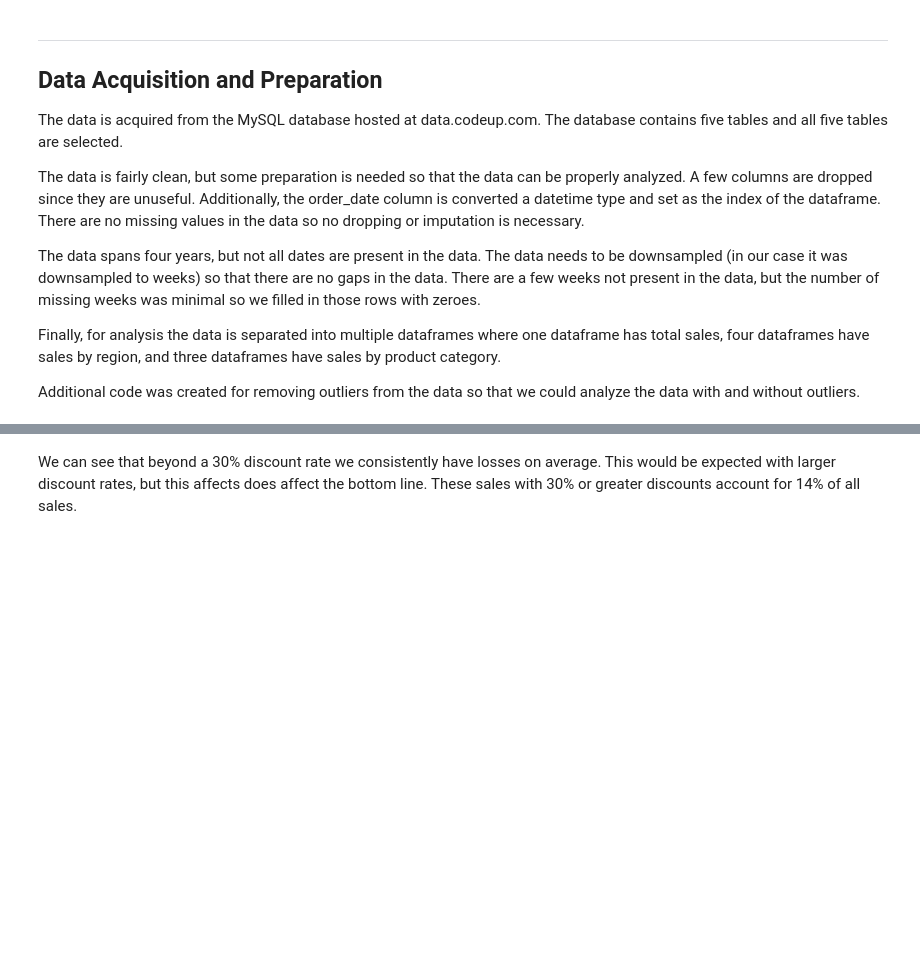
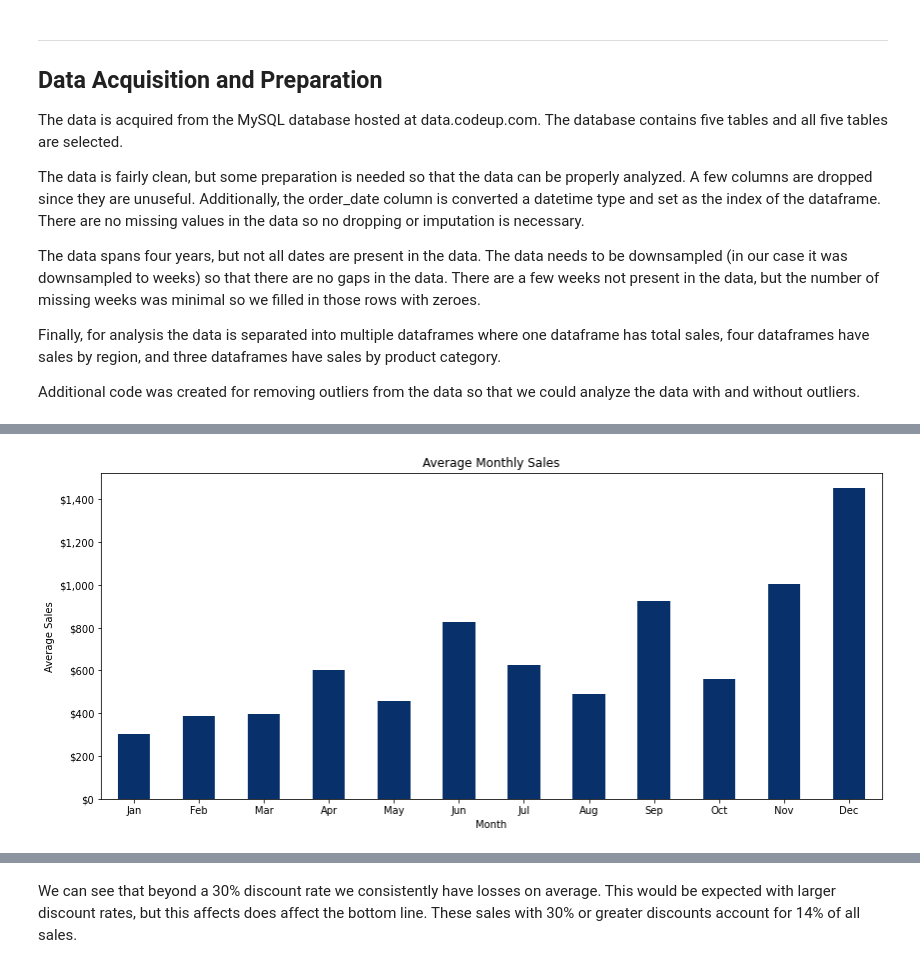
Before and after one commit to Innis-Superstore-Sales/time-series-project, a Jupyter notebook: superstore_sales_report.ipynb, the cells around one changed output, grey strips where cells are left out. Cells and saved outputs as stored; diff of their text form; code cells hidden in the pictures; blank space fills up the shorter version.

```diff
--- a/superstore_sales_report.ipynb
+++ b/superstore_sales_report.ipynb
@@ -79,0 +86,6 @@ Here we want to determine if there is a relationship between the discount featur
+# %%
+# Here we'll create a bar plot of average monthly sales.
+
+plot_average_monthly_sales(superstore)
+# %% [output]
+[figure, added]
```
Also changed, not shown: parts of 24 cells of this notebook, 3 other files.
